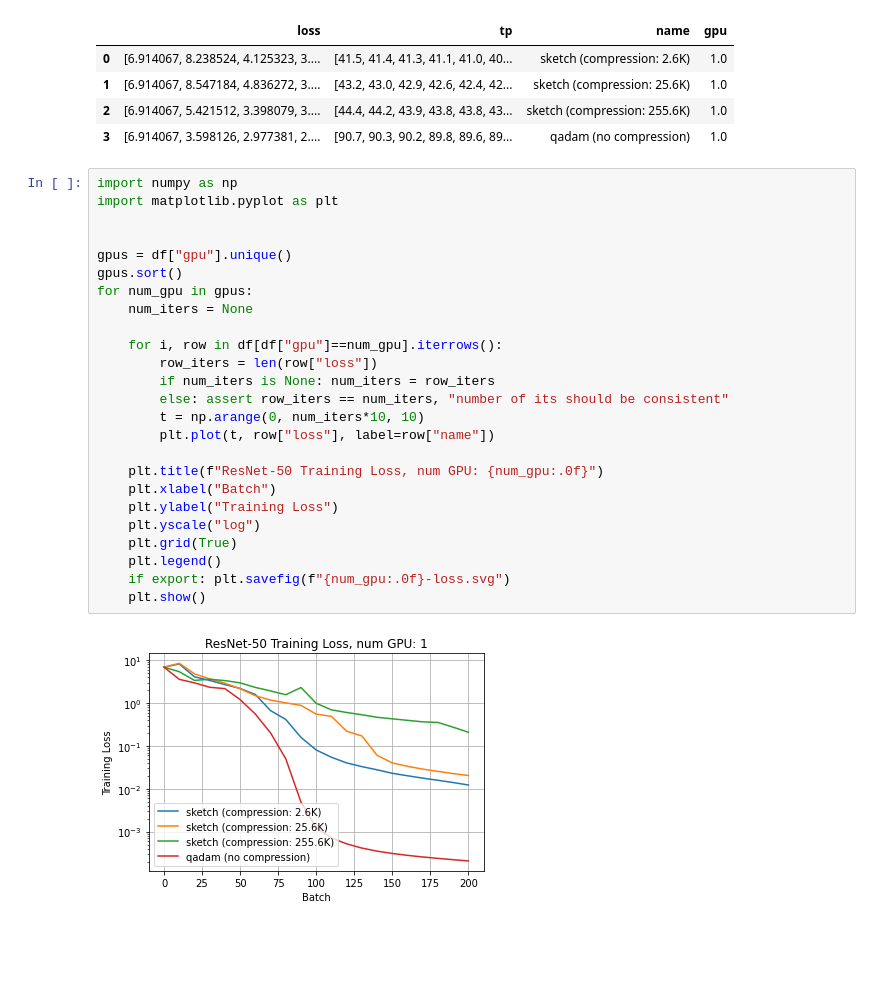
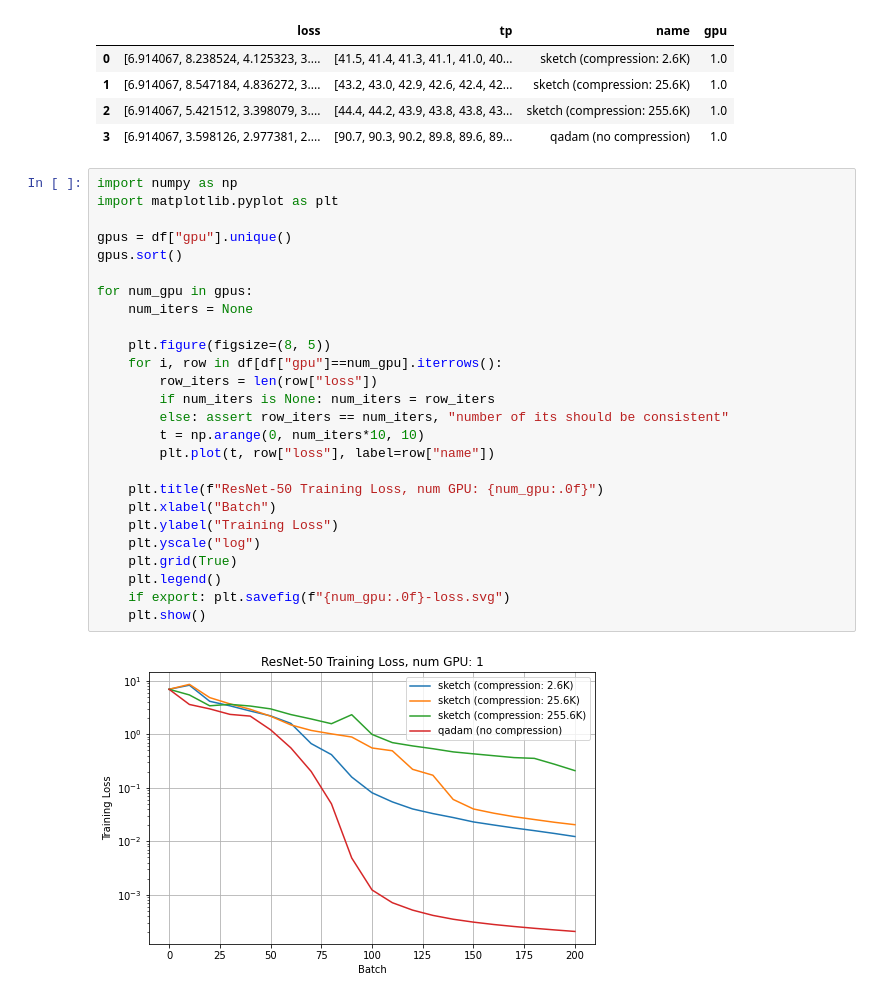
Before and after one commit to mmathys/bagua, a Jupyter notebook: plot/plot.ipynb, the cells around one changed output. Drawn from its saved outputs; the diff is of its cells as text; blank space fills up the shorter version.

```diff
--- a/plot/plot.ipynb
+++ b/plot/plot.ipynb
@@ -75,30 +75,31 @@ df
 # %%
 import numpy as np
 import matplotlib.pyplot as plt
 
-
 gpus = df["gpu"].unique()
 gpus.sort()
+
 for num_gpu in gpus:
     num_iters = None
 
+    plt.figure(figsize=(8, 5))
     for i, row in df[df["gpu"]==num_gpu].iterrows():
         row_iters = len(row["loss"])
         if num_iters is None: num_iters = row_iters
         else: assert row_iters == num_iters, "number of its should be consistent"
         t = np.arange(0, num_iters*10, 10)
         plt.plot(t, row["loss"], label=row["name"])
 
     plt.title(f"ResNet-50 Training Loss, num GPU: {num_gpu:.0f}")
     plt.xlabel("Batch")
     plt.ylabel("Training Loss")
     plt.yscale("log")
     plt.grid(True)
     plt.legend()
     if export: plt.savefig(f"{num_gpu:.0f}-loss.svg")
     plt.show()
 # %% [output]
-[figure, old version]
+[figure, new version]
 # %%
 t = np.arange(10, 110, 10)
 
```
Also changed, not shown: parts of 1 cell of this notebook.
